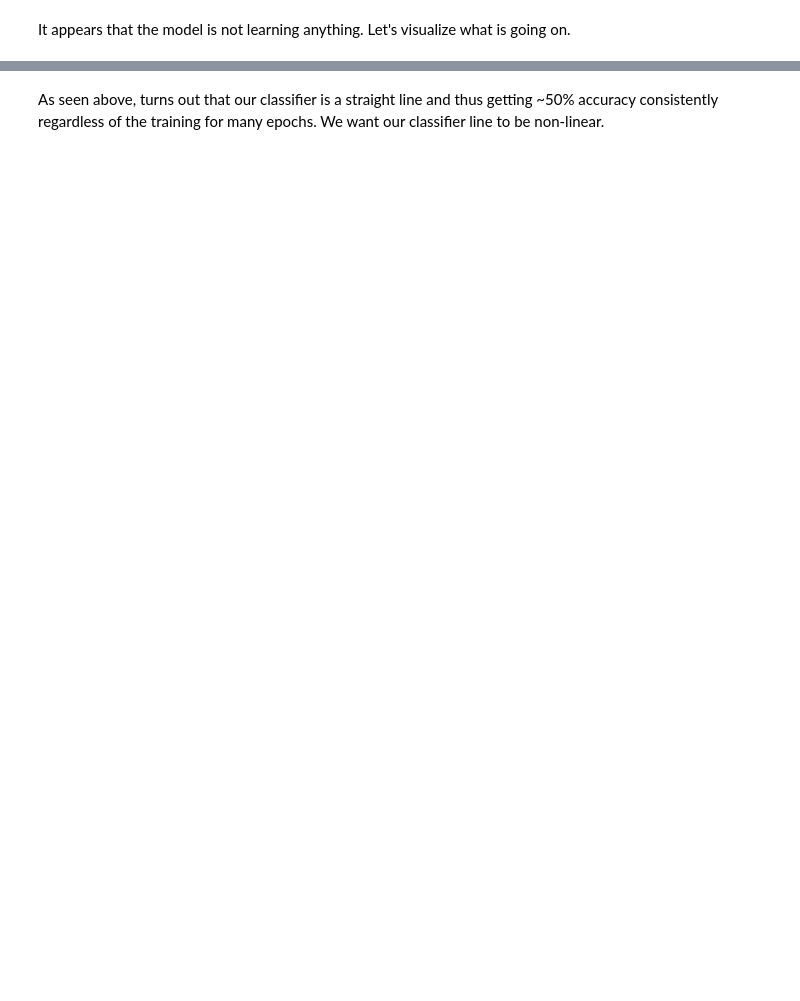
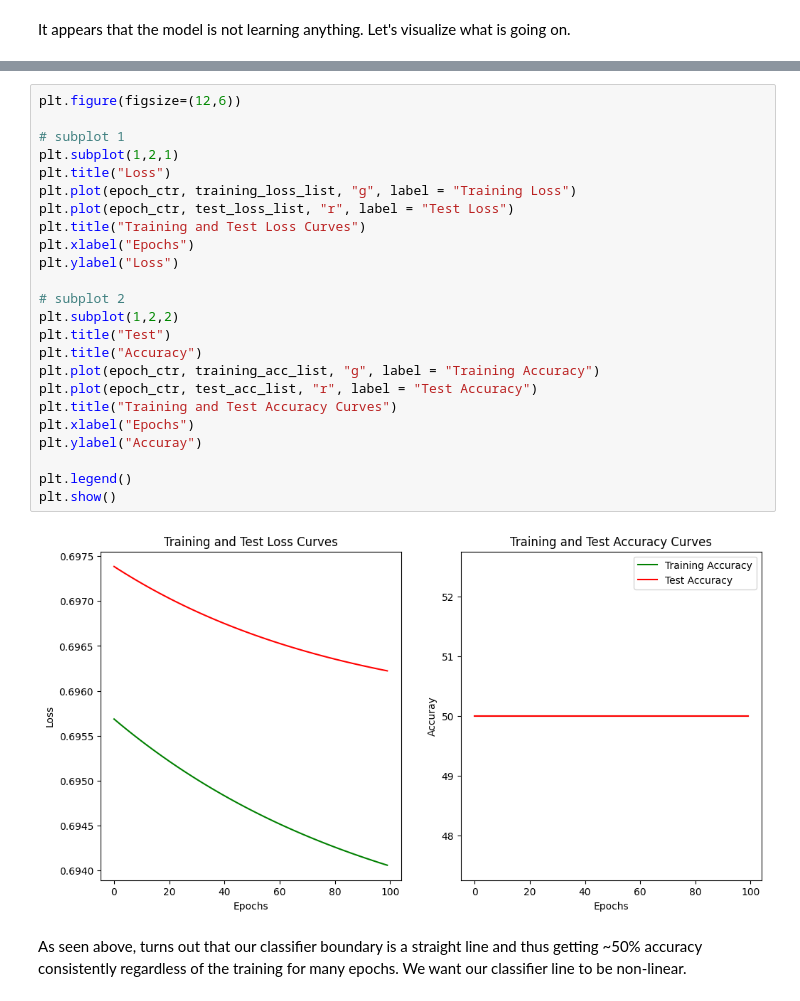
Before and after one commit to being-aerys/Deep_Learning_Marathon_with_PyTorch, a Jupyter notebook: source/16_binary_classification_with_toy_dataset.ipynb, the cells around one changed output, grey strips where cells are left out. Drawn from its saved outputs; the diff is of its cells as text; blank space fills up the shorter version.

```diff
--- a/source/16_binary_classification_with_toy_dataset.ipynb
+++ b/source/16_binary_classification_with_toy_dataset.ipynb
@@ -319,2 +287,28 @@ plot_decision_boundary(classifier, X_test, y_test)
+# %%
+plt.figure(figsize=(12,6))
+
+# subplot 1
+plt.subplot(1,2,1)
+plt.title("Loss")
+plt.plot(epoch_ctr, training_loss_list, "g", label = "Training Loss")
+plt.plot(epoch_ctr, test_loss_list, "r", label = "Test Loss")
+plt.title("Training and Test Loss Curves")
+plt.xlabel("Epochs")
+plt.ylabel("Loss")
+
+# subplot 2
+plt.subplot(1,2,2)
+plt.title("Test")
+plt.title("Accuracy")
+plt.plot(epoch_ctr, training_acc_list, "g", label = "Training Accuracy")
+plt.plot(epoch_ctr, test_acc_list, "r", label = "Test Accuracy")
+plt.title("Training and Test Accuracy Curves")
+plt.xlabel("Epochs")
+plt.ylabel("Accuray")
+
+plt.legend()
+plt.show()
+# %% [output]
+[figure, added]
 # %% [markdown]
-As seen above, turns out that our classifier is a straight line and thus getting ~50% accuracy consistently regardless of the training for many epochs. We want our classifier line to be non-linear.
+As seen above, turns out that our classifier boundary is a straight line and thus getting ~50% accuracy consistently regardless of the training for many epochs. We want our classifier line to be non-linear.
```
Also changed, not shown: parts of 17 cells of this notebook.
